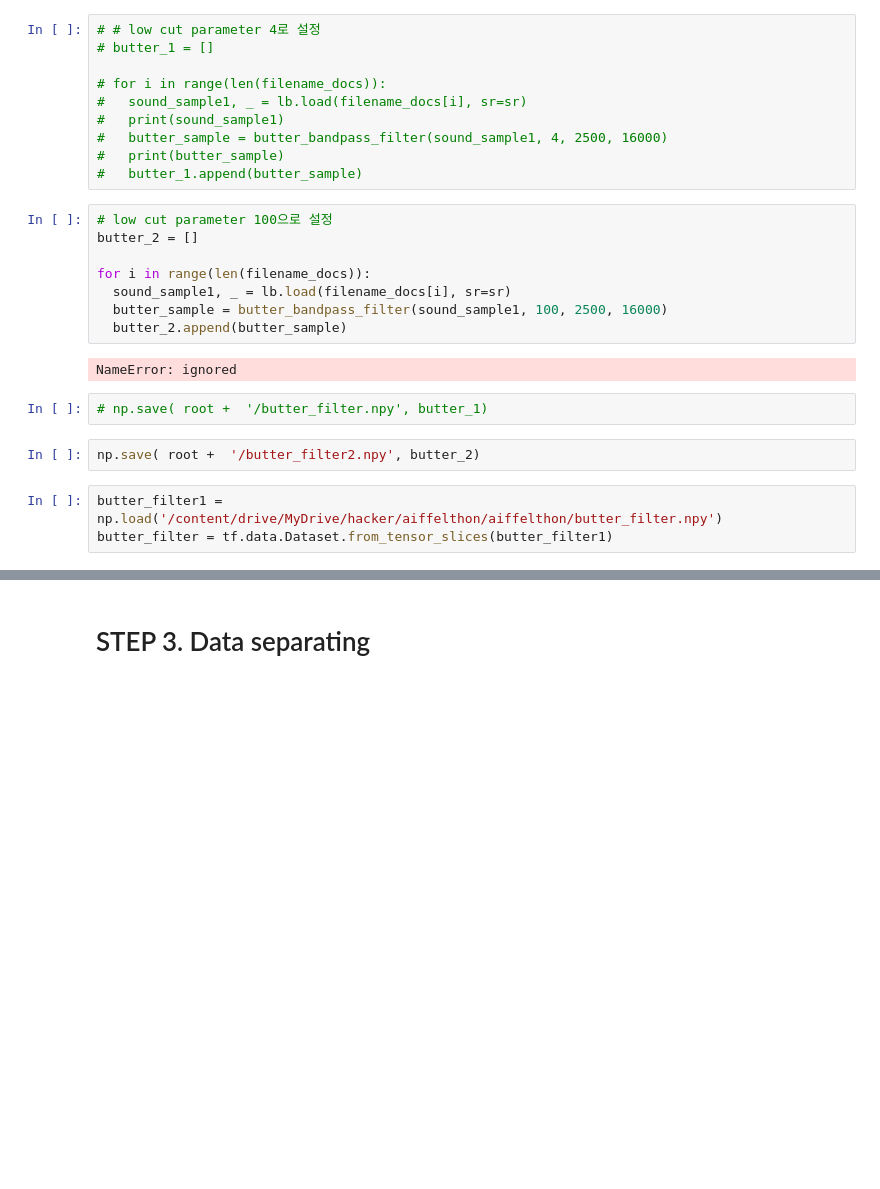
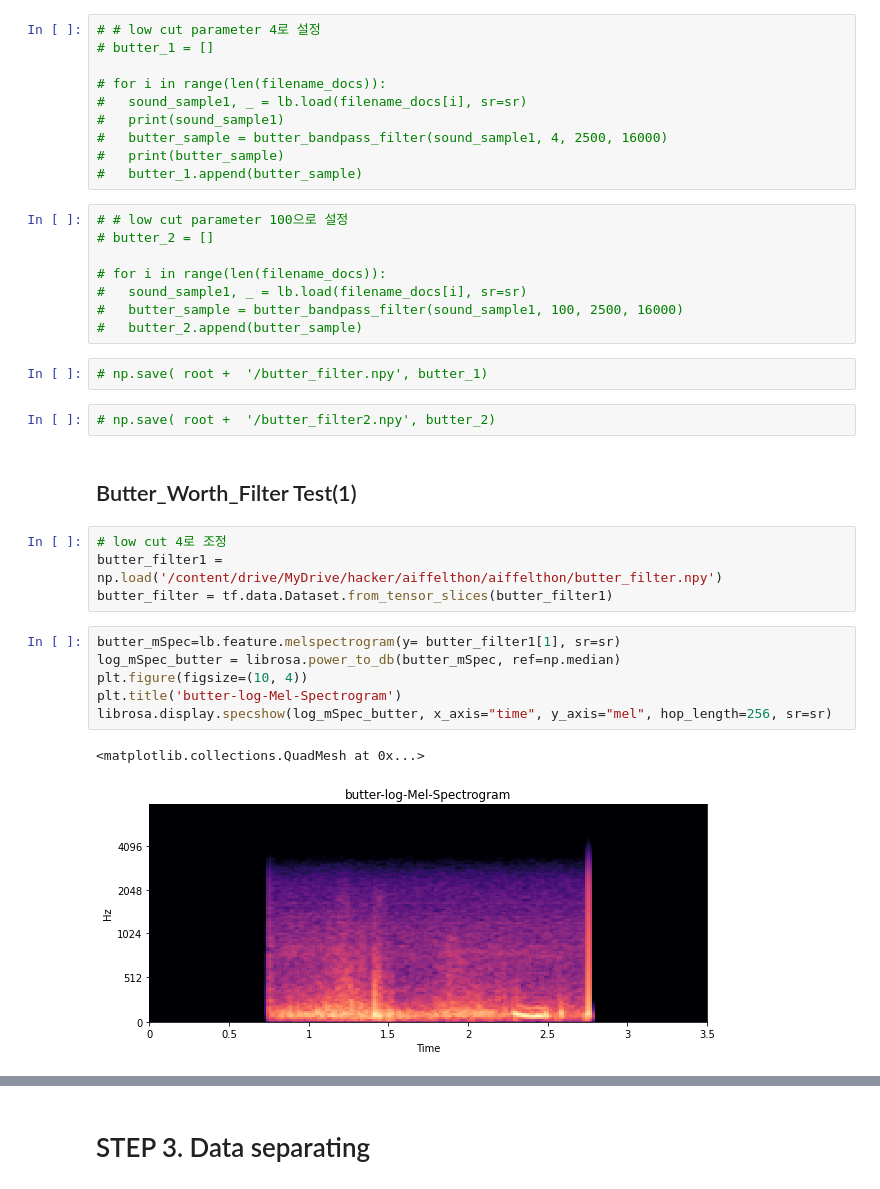
Before and after one commit to SongheeJo/aiffelthon, a Jupyter notebook: wonjin/WONJIN.ipynb, the cells around one changed output, grey strips where cells are left out. Drawn from its saved outputs; the diff is of its cells as text; blank space fills up the shorter version.

```diff
--- a/wonjin/WONJIN.ipynb
+++ b/wonjin/WONJIN.ipynb
@@ -448,19 +464,29 @@ low cut을 4와 100을 비교하였음.
 #   print(butter_sample)
 #   butter_1.append(butter_sample)
 # %%
-# low cut parameter 100으로 설정
-butter_2 = []
+# # low cut parameter 100으로 설정
+# butter_2 = []
 
-for i in range(len(filename_docs)):
-  sound_sample1, _ = lb.load(filename_docs[i], sr=sr)
-  butter_sample = butter_bandpass_filter(sound_sample1, 100, 2500, 16000)
-  butter_2.append(butter_sample)
+# for i in range(len(filename_docs)):
+#   sound_sample1, _ = lb.load(filename_docs[i], sr=sr)
+#   butter_sample = butter_bandpass_filter(sound_sample1, 100, 2500, 16000)
+#   butter_2.append(butter_sample)
-# %% [output]
-NameError: ignored
 # %%
 # np.save( root +  '/butter_filter.npy', butter_1)
 # %%
-np.save( root +  '/butter_filter2.npy', butter_2)
+# np.save( root +  '/butter_filter2.npy', butter_2)
+# %% [markdown]
+## Butter_Worth_Filter Test(1)
 # %%
+# low cut 4로 조정
 butter_filter1 = np.load('/content/drive/MyDrive/hacker/aiffelthon/aiffelthon/butter_filter.npy')
 butter_filter = tf.data.Dataset.from_tensor_slices(butter_filter1)
+# %%
+butter_mSpec=lb.feature.melspectrogram(y= butter_filter1[1], sr=sr)
+log_mSpec_butter = librosa.power_to_db(butter_mSpec, ref=np.median)
+plt.figure(figsize=(10, 4))
+plt.title('butter-log-Mel-Spectrogram')
+librosa.display.specshow(log_mSpec_butter, x_axis="time", y_axis="mel", hop_length=256, sr=sr)
+# %% [output]
+<matplotlib.collections.QuadMesh at 0x...>
+[figure, added]
```
Also changed, not shown: parts of 15 cells of this notebook.
